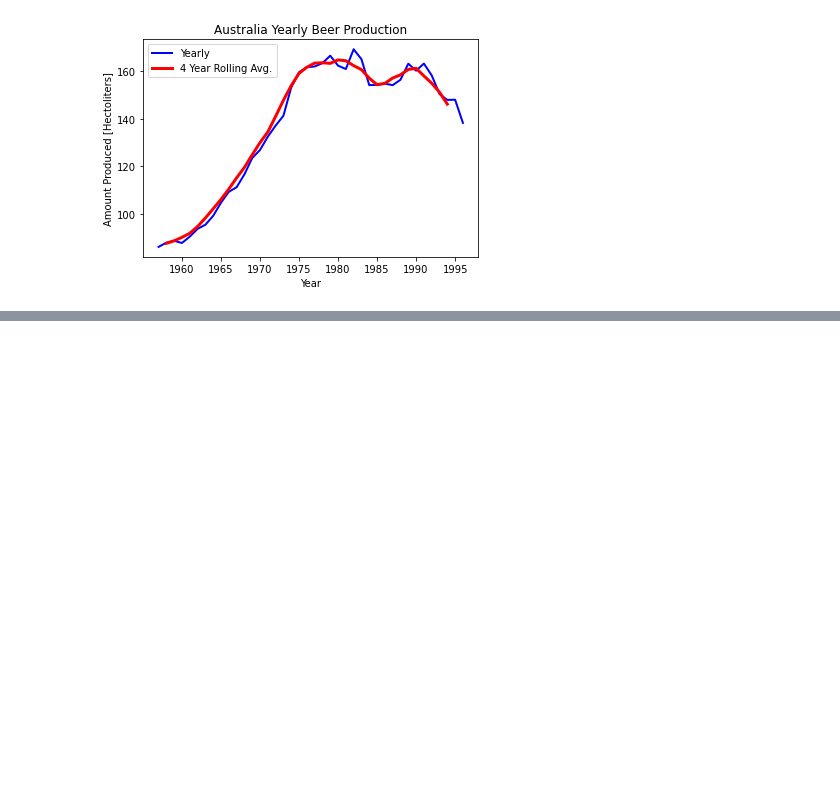
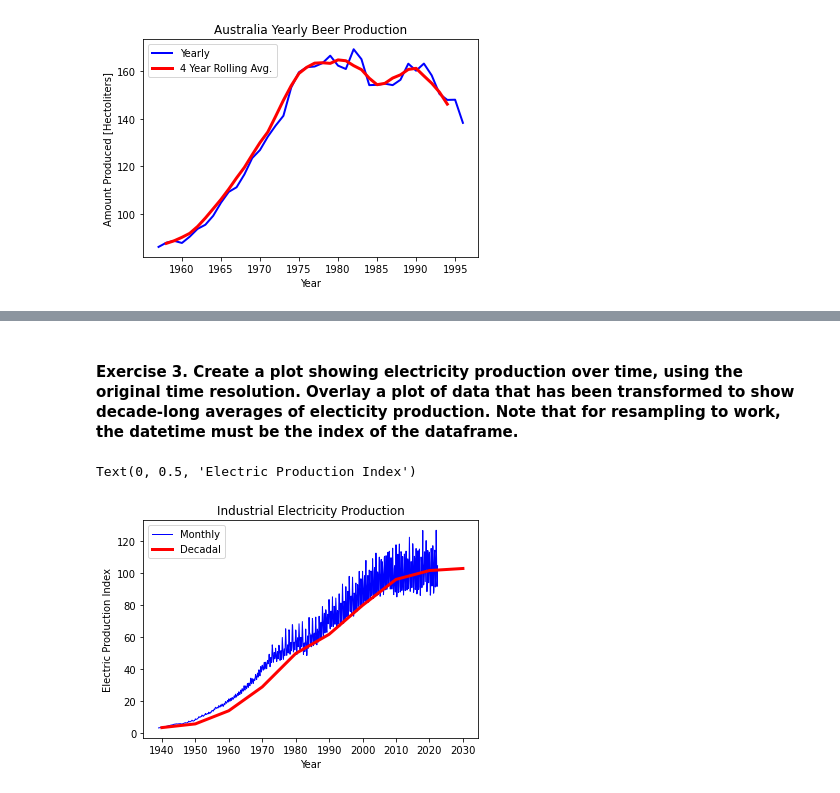
Before and after one commit to ohcrud/intermediate_python, a Jupyter notebook: sprint-2/practice-1/sprint-2-practice-1.ipynb, the cells around one changed output, grey strips where cells are left out. Cells and saved outputs as stored; diff of their text form; code cells hidden in the pictures; blank space fills up the shorter version.

```diff
--- a/sprint-2/practice-1/sprint-2-practice-1.ipynb
+++ b/sprint-2/practice-1/sprint-2-practice-1.ipynb
@@ -390,0 +397,9 @@ Text(0, 0.5, 'Amount Produced [Hectoliters]')
+# %%
+### BEGIN SOLUTION
+
+electric = pd.read_csv('IPG2211A2N_edit.csv')
+electric.rename(columns={"IPG2211A2N": "Electric Production Index"}, inplace = True)
+electric.describe()
+electric.head()
+
+### END SOLUTION
@@ -390,0 +415,8 @@ Text(0, 0.5, 'Amount Produced [Hectoliters]')
+# %%
+### BEGIN SOLUTION
+
+electric["Electric Production Index"].replace(float(-999), None, inplace = True)
+electric['DATE'] = pd.to_datetime(electric['DATE'], format='%Y-%m-%d')
+electric["Electric Production Index"].describe()
+
+### END SOLUTION
@@ -390,0 +433,21 @@ Text(0, 0.5, 'Amount Produced [Hectoliters]')
+# %% [markdown]
+#### Exercise 3. Create a plot showing electricity production over time, using the original time resolution. Overlay a plot of data that has been transformed to show decade-long averages of electicity production. Note that for resampling to work, the datetime must be the **index** of the dataframe.
+# %%
+### BEGIN SOLUTION
+
+plt.plot(electric['DATE'], electric["Electric Production Index"], c = 'b',
+         linewidth = 1, label = 'Monthly')
+
+electric_decade = electric.set_index('DATE').resample('10Y').mean()
+plt.plot(electric_decade.index, electric_decade["Electric Production Index"], c = 'r',
+linewidth = 3, label = 'Decadal')
+
+plt.legend()
+plt.title('Industrial Electricity Production')
+plt.xlabel('Year')
+plt.ylabel('Electric Production Index')
+
+### END SOLUTION
+# %% [output]
+Text(0, 0.5, 'Electric Production Index')
+[figure, added]
```
Also changed, not shown: parts of 13 cells of this notebook, 1 other file.
